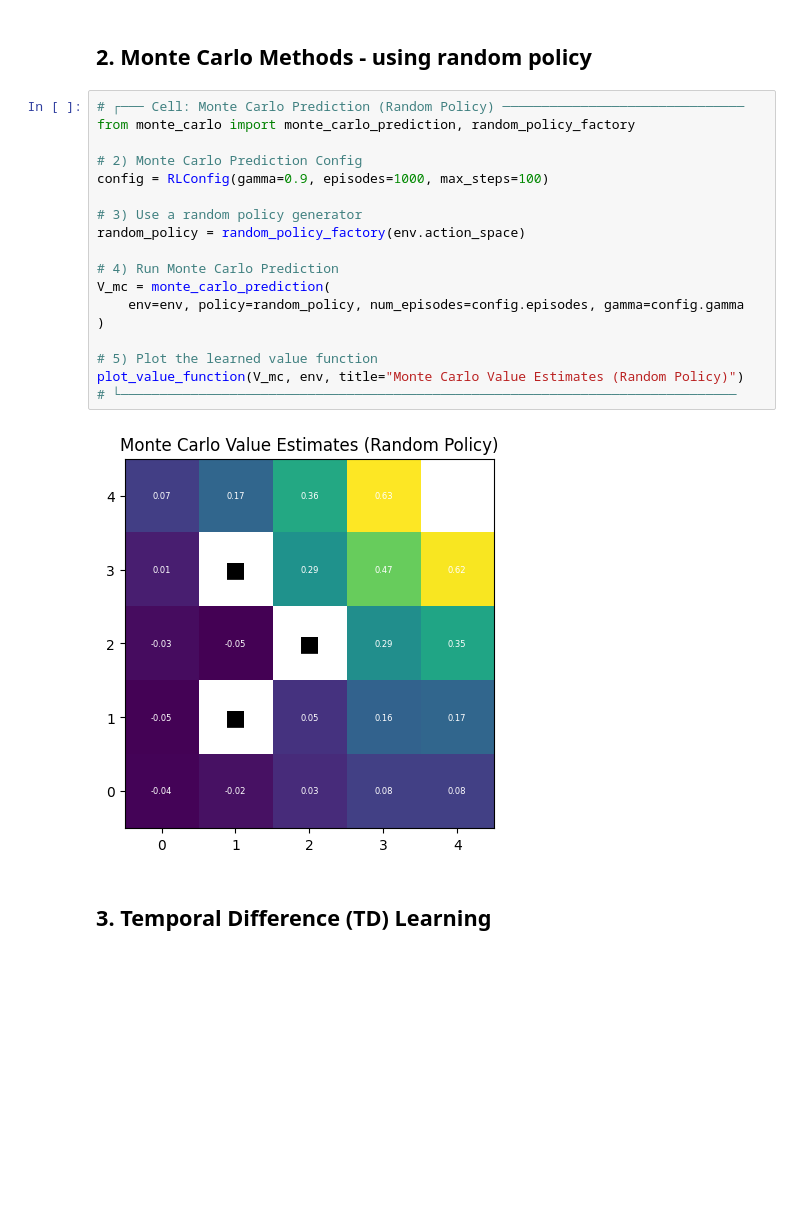
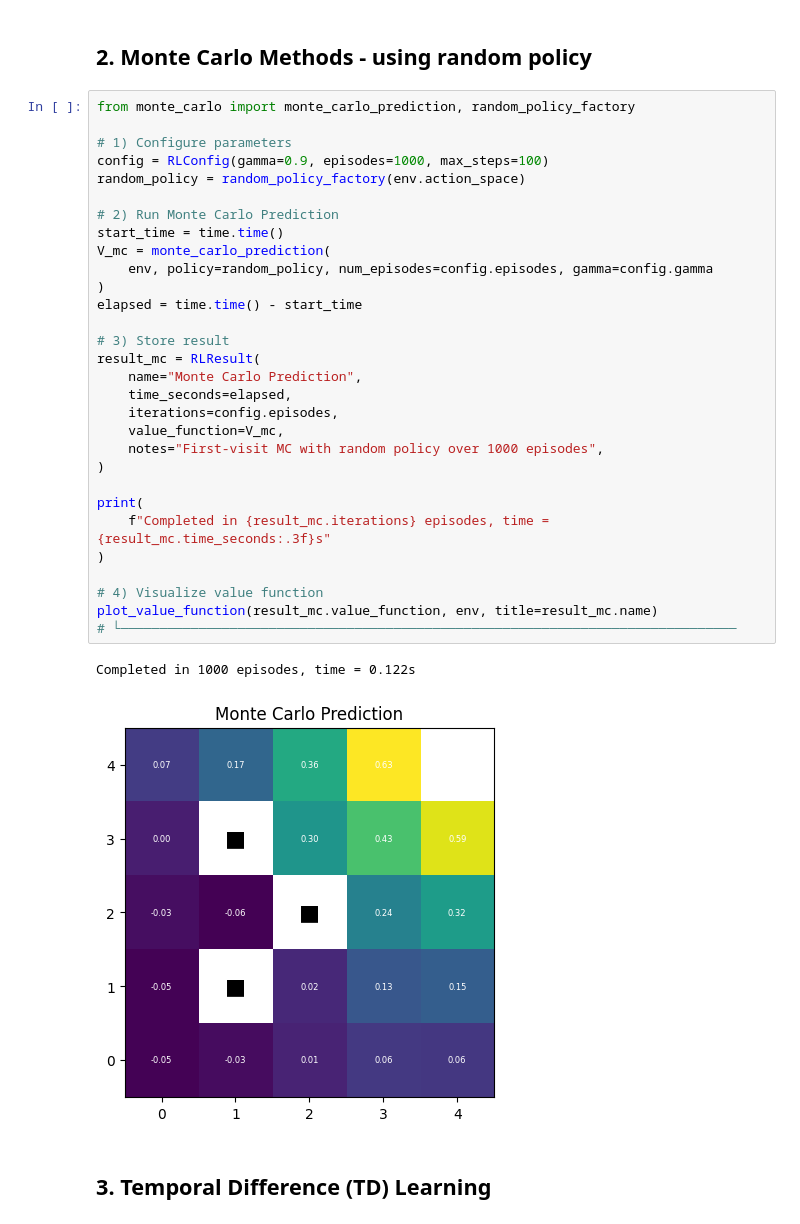
Before and after one commit to RyanWri/afeka-homework, a Jupyter notebook: rl_homework_2/rl_hw2.ipynb, the cells around one changed output. Saved outputs shown, nothing was run; the diff lists cells and outputs as text; blank space fills up the shorter version.

Commit message:
report + result class

```diff
--- a/rl_homework_2/rl_hw2.ipynb
+++ b/rl_homework_2/rl_hw2.ipynb
@@ -49,24 +61,37 @@ plot_policy_arrows_from_q(Q_dummy, env, title="DP Greedy Policy π*")
 # %% [markdown]
 ## 2. Monte Carlo Methods - using random policy
-# %%
-# ┌─── Cell: Monte Carlo Prediction (Random Policy) ───────────────────────────────
-from monte_carlo import monte_carlo_prediction, random_policy_factory
-
-# 2) Monte Carlo Prediction Config
-config = RLConfig(gamma=0.9, episodes=1000, max_steps=100)
-
-# 3) Use a random policy generator
-random_policy = random_policy_factory(env.action_space)
-
-# 4) Run Monte Carlo Prediction
-V_mc = monte_carlo_prediction(
-    env=env, policy=random_policy, num_episodes=config.episodes, gamma=config.gamma
-)
-
-# 5) Plot the learned value function
-plot_value_function(V_mc, env, title="Monte Carlo Value Estimates (Random Policy)")
-# └───────────────────────────────────────────────────────────────────────────────
-# %% [output]
-[figure, removed]
+# %%
+from monte_carlo import monte_carlo_prediction, random_policy_factory
+
+# 1) Configure parameters
+config = RLConfig(gamma=0.9, episodes=1000, max_steps=100)
+random_policy = random_policy_factory(env.action_space)
+
+# 2) Run Monte Carlo Prediction
+start_time = time.time()
+V_mc = monte_carlo_prediction(
+    env, policy=random_policy, num_episodes=config.episodes, gamma=config.gamma
+)
+elapsed = time.time() - start_time
+
+# 3) Store result
+result_mc = RLResult(
+    name="Monte Carlo Prediction",
+    time_seconds=elapsed,
+    iterations=config.episodes,
+    value_function=V_mc,
+    notes="First-visit MC with random policy over 1000 episodes",
+)
+
+print(
+    f"Completed in {result_mc.iterations} episodes, time = {result_mc.time_seconds:.3f}s"
+)
+
+# 4) Visualize value function
+plot_value_function(result_mc.value_function, env, title=result_mc.name)
+# └───────────────────────────────────────────────────────────────────────────────
+# %% [output]
+Completed in 1000 episodes, time = 0.122s
+[figure, added]
 # %% [markdown]
 ## 3. Temporal Difference (TD) Learning
```
Also changed, not shown: parts of 16 cells of this notebook, 2 other files.
